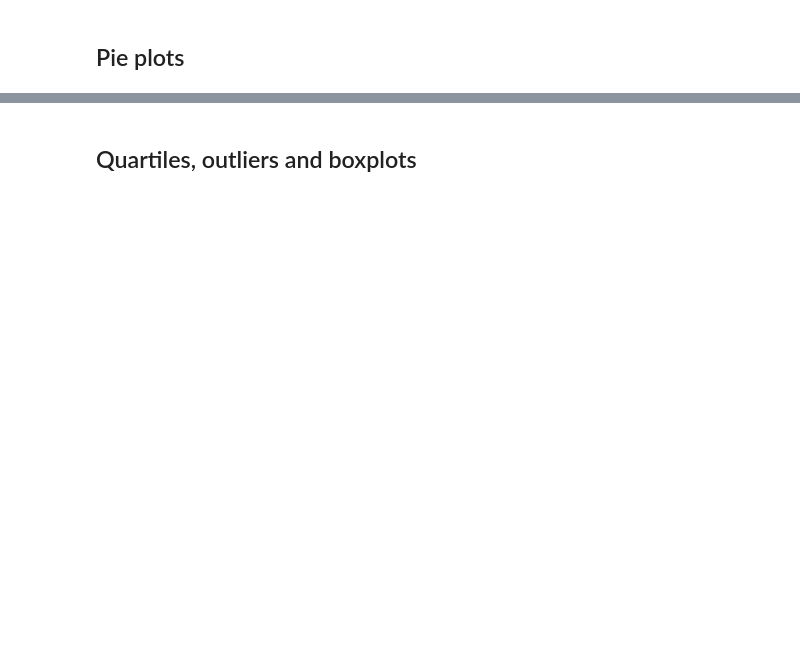
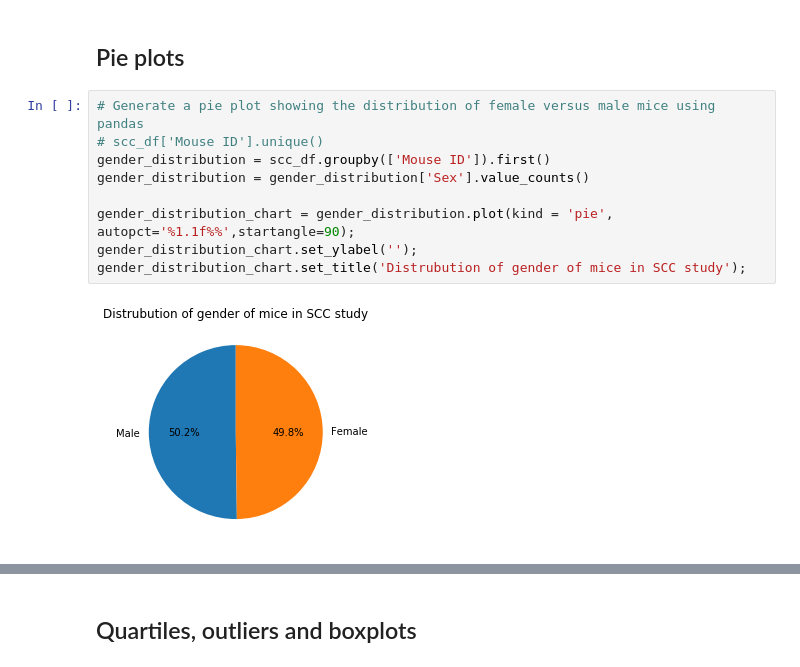
Before and after one commit to nqazimn/matplotlib-challenge, a Jupyter notebook: pymaceuticals_QAZINabeel_HW5.ipynb, the cells around one changed output, grey strips where cells are left out. Saved outputs shown, nothing was run; the diff lists cells and outputs as text; blank space fills up the shorter version.

```diff
--- a/pymaceuticals_QAZINabeel_HW5.ipynb
+++ b/pymaceuticals_QAZINabeel_HW5.ipynb
@@ -71,3 +98,14 @@ Name: Tumor Volume (mm3), dtype: float64
 # %% [markdown]
 ## Pie plots
+# %%
+# Generate a pie plot showing the distribution of female versus male mice using pandas
+# scc_df['Mouse ID'].unique()
+gender_distribution = scc_df.groupby(['Mouse ID']).first()
+gender_distribution = gender_distribution['Sex'].value_counts()
+
+gender_distribution_chart = gender_distribution.plot(kind = 'pie', autopct='%1.1f%%',startangle=90);
+gender_distribution_chart.set_ylabel('');
+gender_distribution_chart.set_title('Distrubution of gender of mice in SCC study');
+# %% [output]
+[figure, added]
 # %%
```
Also changed, not shown: parts of 8 cells of this notebook.
